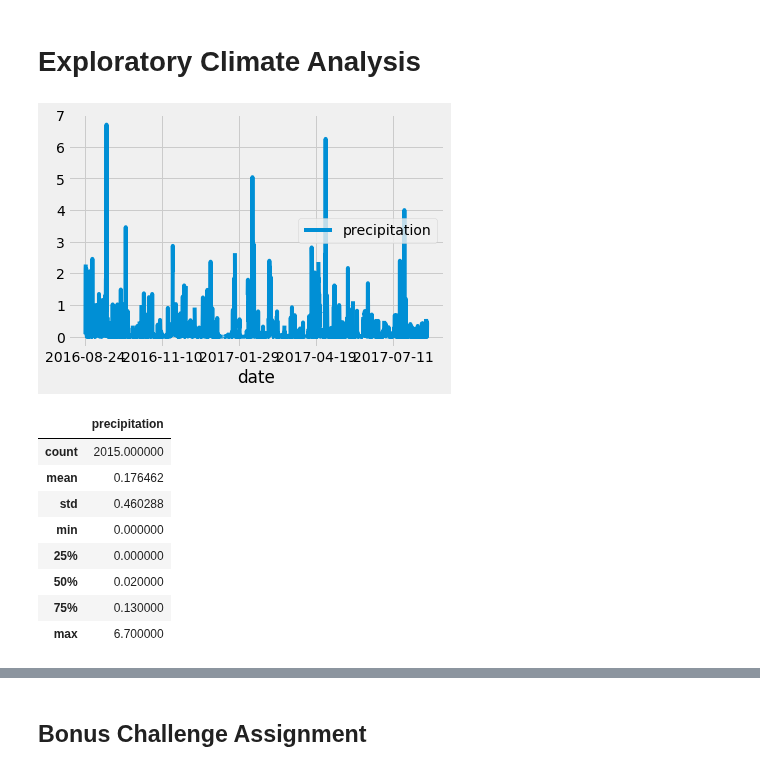
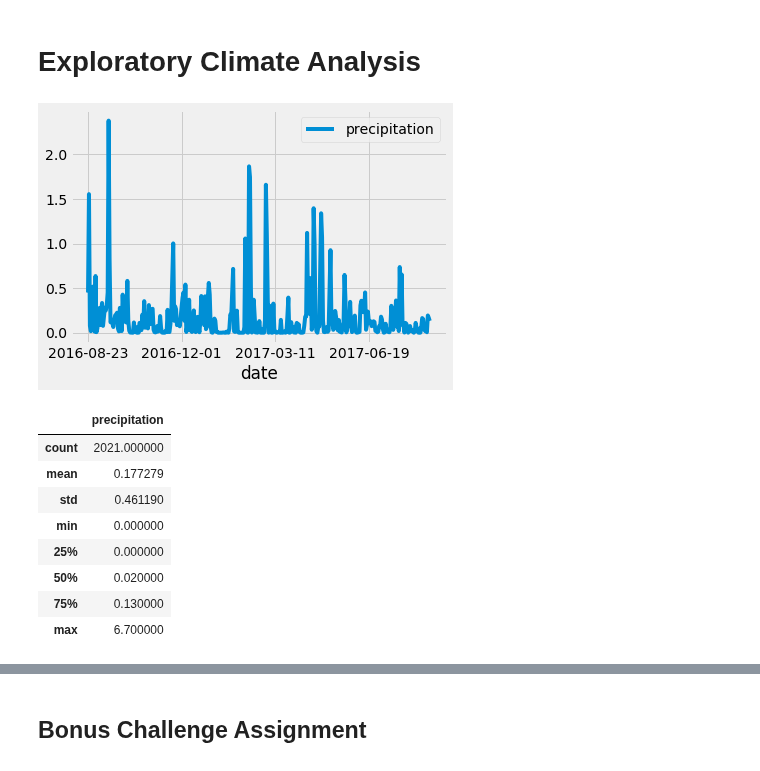
Before and after one commit to nvanlangen/sqlalchemy-challenge, a Jupyter notebook: climate.ipynb, the cells around one changed output, grey strips where cells are left out. Saved outputs shown, nothing was run; the diff lists cells and outputs as text; code cells hidden in the pictures.

Commit message:
Finished first cut of step 1

```diff
--- a/climate.ipynb
+++ b/climate.ipynb
@@ -41,36 +41,38 @@ session = Session(engine)
 # %%
 ##### Design a query to retrieve the last 12 months of precipitation data and plot the results
 
 # Calculate the date 1 year ago from the last data point in the database
-max_date = session.query(func.max(Measurement.date)).all()
-min_date = str(int(str(max_date[0])[2:6])-1) + str(max_date[0])[6:12]
+max_date = session.query(func.max(Measurement.date)).first()
+min_date = str(int(str(max_date[0])[0:4])-1) + str(max_date[0])[4:10]
 
 # Perform a query to retrieve the data and precipitation scores
 precip_results = session.query(Measurement.date,Measurement.prcp).\
-    filter(Measurement.date > min_date ).\
+    filter(Measurement.date >= min_date ).\
     order_by(Measurement.date).all()
 
 # Save the query results as a Pandas DataFrame and set the index to the date column
 
 precip_df = pd.DataFrame(precip_results, columns=['date', 'precipitation'])
-precip_df.set_index('date', inplace=True, )
+precip_grp = precip_df.groupby("date").mean()
+precip_ave_df = pd.DataFrame(precip_grp)
+#precip_df.set_index('date', inplace=True, )
 
 # Sort the dataframe by date
-precip_df.sort_values("date",inplace=True)
+precip_ave_df.sort_values("date",inplace=True)
 
 # Use Pandas Plotting with Matplotlib to plot the data
-precip_df.plot()
+precip_ave_df.plot()
 plt.show()
 # %% [output]
-[figure, old version]
+[figure, new version]
 # %%
 # Use Pandas to calcualte the summary statistics for the precipitation data
 precip_df.describe()
 # %% [output]
 |  | precipitation |
-| count | 2015.000000 |
-| mean | 0.176462 |
-| std | 0.460288 |
+| count | 2021.000000 |
+| mean | 0.177279 |
+| std | 0.461190 |
 | min | 0.000000 |
 | 25% | 0.000000 |
 | 50% | 0.020000 |
```
Also changed, not shown: parts of 8 cells of this notebook.
